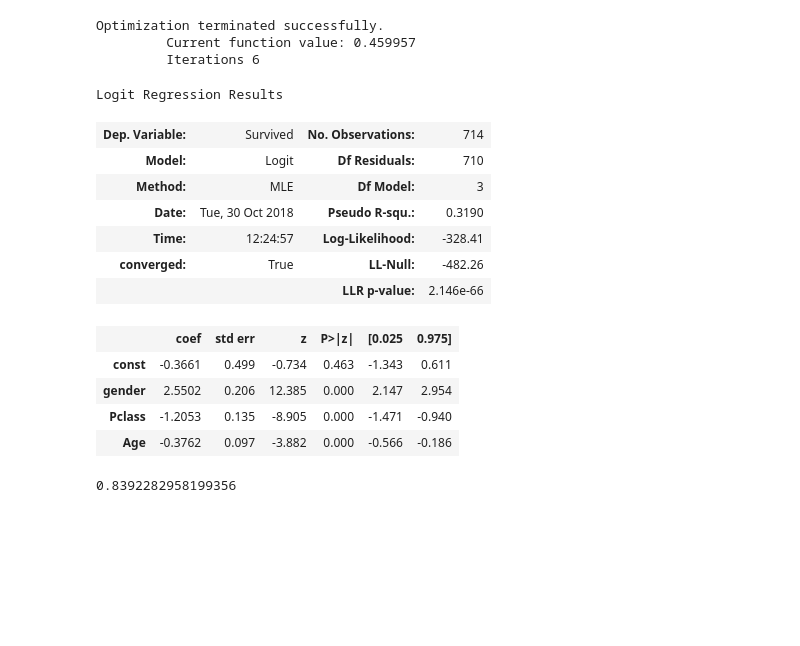
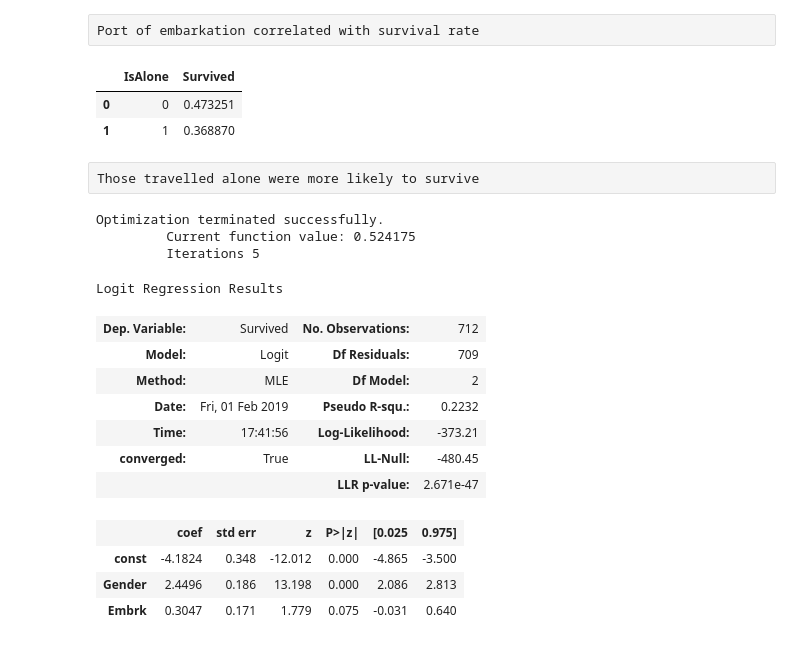
Before and after one commit to LeDuyAnh90/Titanic, a Jupyter notebook: Titanic.ipynb, the cells around one changed output. Cells and saved outputs as stored; diff of their text form; code cells hidden in the pictures; blank space fills up the shorter version.

```diff
--- a/Titanic.ipynb
+++ b/Titanic.ipynb
@@ -144,2 +110,5 @@ See the caveats in the documentation: http://pandas.pydata.org/pandas-docs/stabl
+# %%
+data = train_df_new
+data.loc[data.Age<=20,'Age']=1
 # %%
 data.loc[(data.Age>20)&(data.Age<=28),'Age']=2
@@ -167,0 +134,8 @@ See the caveats in the documentation: http://pandas.pydata.org/pandas-docs/stabl
+# %%
+#Converting male = 1, female = 2
+def gender_transform(s):
+    if s == 'male':
+        return 1
+    else:
+        return 2
+data['Gender']=data['Sex'].apply(gender_transform)
@@ -168,24 +151,52 @@ See the caveats in the documentation: http://pandas.pydata.org/pandas-docs/stabl
+# %% [raw]
+Port of embarkation correlated with survival rate
+# %%
+#Converting S = 1, C = 2, Q = 3
+def embark(s):
+    if s == 'S':
+        return 1
+    elif s == 'C':
+        return 2
+    else:
+        return 3
+data['Embrk']=data['Embarked'].apply(embark)
+# %%
+#Create new feature: whether the passenger travelled alone
+def isalone(passenger):
+    sb,par = passenger
+    if sb == 0 & par == 0:
+        return 1
+    else:
+        return 0
+data['IsAlone']=data[['SibSp','Parch']].apply(isalone,axis=1)
+data[['Survived','IsAlone']].groupby(['IsAlone'], as_index=False).mean()
+# %% [output]
+|  | IsAlone | Survived |
+| 0 | 0 | 0.473251 |
+| 1 | 1 | 0.368870 |
+# %% [raw]
+Those travelled alone were more likely to survive
 # %%
+#Logistic regression model with
 import statsmodels.api as sm
-X=data[['gender','Pclass','Age']]
+X=data[['Gender','Embrk']]
 X=sm.add_constant(X)
 y=data['Survived']
-logit_model=sm.Logit(y,X).fit()
+logit_model=sm.Logit(y,X.astype(float)).fit()
 logit_model.summary()
 # %% [output]
 Optimization terminated successfully.
-         Current function value: 0.459957
-         Iterations 6
+         Current function value: 0.524175
+         Iterations 5
 Logit Regression Results
-| Dep. Variable: | Survived | No. Observations: | 714 |
-| Model: | Logit | Df Residuals: | 710 |
-| Method: | MLE | Df Model: | 3 |
-| Date: | Tue, 30 Oct 2018 | Pseudo R-squ.: | 0.3190 |
-| Time: | 12:24:57 | Log-Likelihood: | -328.41 |
-| converged: | True | LL-Null: | -482.26 |
-|  |  | LLR p-value: | 2.146e-66 |
+| Dep. Variable: | Survived | No. Observations: | 712 |
+| Model: | Logit | Df Residuals: | 709 |
+| Method: | MLE | Df Model: | 2 |
+| Date: | Fri, 01 Feb 2019 | Pseudo R-squ.: | 0.2232 |
+| Time: | 17:41:56 | Log-Likelihood: | -373.21 |
+| converged: | True | LL-Null: | -480.45 |
+|  |  | LLR p-value: | 2.671e-47 |
 |  | coef | std err | z | P>|z| | [0.025 | 0.975] |
-| const | -0.3661 | 0.499 | -0.734 | 0.463 | -1.343 | 0.611 |
-| gender | 2.5502 | 0.206 | 12.385 | 0.000 | 2.147 | 2.954 |
-| Pclass | -1.2053 | 0.135 | -8.905 | 0.000 | -1.471 | -0.940 |
-| Age | -0.3762 | 0.097 | -3.882 | 0.000 | -0.566 | -0.186 |
+| const | -4.1824 | 0.348 | -12.012 | 0.000 | -4.865 | -3.500 |
+| Gender | 2.4496 | 0.186 | 13.198 | 0.000 | 2.086 | 2.813 |
+| Embrk | 0.3047 | 0.171 | 1.779 | 0.075 | -0.031 | 0.640 |
@@ -196,4 +202,0 @@ def prob_estimate(x1,x2,x3):
-# %%
-prob_estimate(2,1,2)
-# %% [output]
-0.8392282958199356
```
Also changed, not shown: parts of 45 cells of this notebook.
